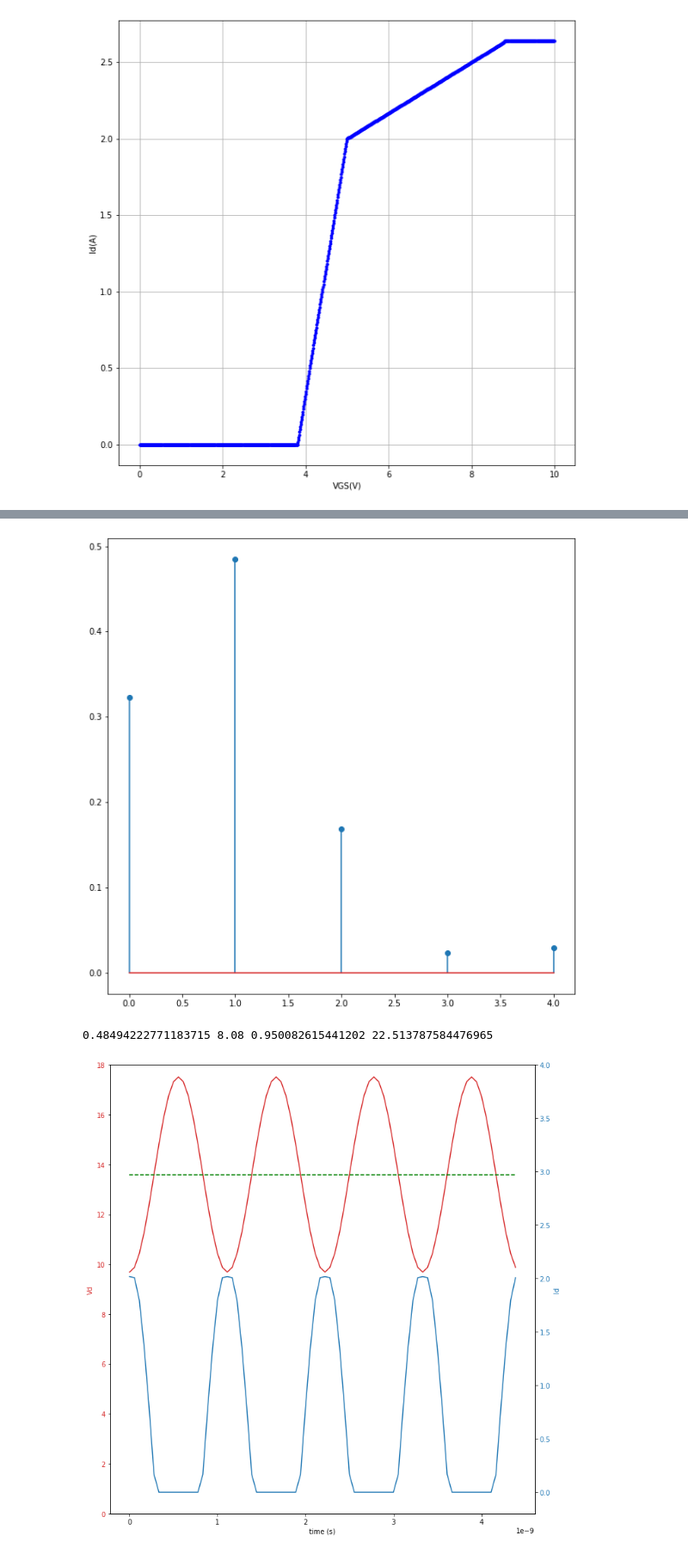
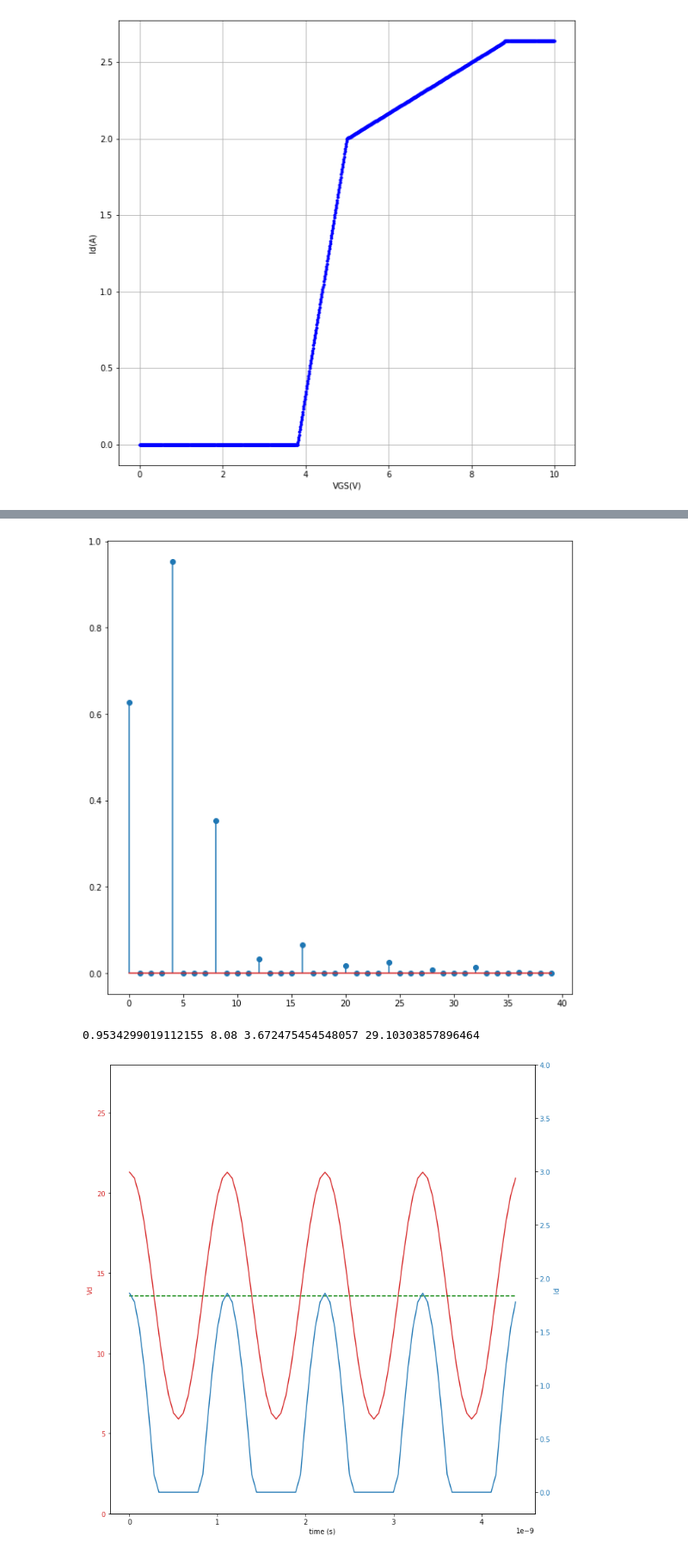
Before and after one commit to aalmela/EAIII_Radar, a Jupyter notebook: Amplificador_Potencia.ipynb, the cells around one changed output, grey strips where cells are left out. Shown at 86% size. Saved outputs shown, nothing was run; the diff lists cells and outputs as text; code cells hidden in the pictures.

```diff
--- a/Amplificador_Potencia.ipynb
+++ b/Amplificador_Potencia.ipynb
@@ -174,7 +174,7 @@ from scipy.fftpack import fft, fftfreq
 from IPython.display import Image
 %matplotlib inline
 params = {'legend.fontsize': 10,
-          'figure.figsize': (10, 10),
+          'figure.figsize': (20, 10),
          'axes.labelsize': 10,
          'axes.titlesize': 10,
          'xtick.labelsize':10,
@@ -232,32 +243,7 @@ plt.show()
 # %% [output]
 [figure]
 # %%
-# Tensión Fuente
-VDD  = 13.6
-Po   = 4
-zgs  = 2.59+ 1j* 6.83
-zds  = 8.08+ 1j* 3.46
-# Tension entrada
-VGG = 3.9
 
-# Frecuencia de trabajo
-fc = 900e6
-fs = 20*fc
-ds = 1/fs
-# vector de tiempo
-numT  = 4
-T     = numT/fc
-time  = np.arange(0,T,ds)
-
-Pin = 0.1
-vin = (Pin*50*2)**0.5
-vgs = abs((Pin*zgs*2)**0.5)
-
-print(idi(VGG))
-
-vgss = VGG + vgs * np.cos(2*np.pi*fc*time)
-
-idss = np.array([idi(v) for v in vgss])
 
 
 
@@ -320,41 +307,41 @@ def DFT(x):
         else     : X.append(a+1j*b)
     return np.array(X)
 
-Idsf = DFT(ids)
+Idsf = DFT(idss)
 
-plt.stem(abs(Idsf[:5]) )
+plt.stem(abs(Idsf[:]) )
 plt.show()
 # %% [output]
-[figure, old version]
+[figure, new version]
 # %%
 Id0 = Idsf[0]
-Id1 = Idsf[1].real * np.cos(2*np.pi*fc*time) + 1j * Idsf[1].imag * np.sin(2*np.pi*fc*time)
+Id1 = Idsf[1*numT].real * np.cos(2*np.pi*fc*time) + 1j * Idsf[1*numT].imag * np.sin(2*np.pi*fc*time)
 Id2 = Idsf[2*numT]
 
-Id1m = abs(Idsf[1])
+Id1m = abs(Idsf[1*numT])
 Po = Id1m**2*zds.real/2
 
 Rd = zds.real
 print(Id1m, Rd, Po, 10*np.log(Po/Pin))
 
 fig, ax1 = plt.subplots()
 
 color = 'tab:red'
 ax1.set_xlabel('time (s)')
 ax1.set_ylabel('Vd', color=color)
 ax1.plot(time, VDD + Rd*Id1, color=color)
 ax1.plot(time, [VDD for t in time] , 'g--')
 ax1.tick_params(axis='y', labelcolor=color)
-ax1.set(ylim=(0, 18))
+ax1.set(ylim=(0, 28))
 ax2 = ax1.twinx()  # instantiate a second axes that shares the same x-axis
 
 color = 'tab:blue'
 ax2.set_ylabel('Id', color=color)  # we already handled the x-label with ax1
 ax2.plot(time, idss, color=color)
 ax2.tick_params(axis='y', labelcolor=color)
 ax2.set(ylim=(-0.2, 4))
 fig.tight_layout()  # otherwise the right y-label is slightly clipped
 plt.show()
 # %% [output]
-0.48494222771183715 8.08 0.950082615441202 22.513787584476965
+0.9534299019112155 8.08 3.672475454548057 29.10303857896464
-[figure, old version]
+[figure, new version]
```
Also changed, not shown: parts of 7 cells of this notebook, 1 other file.
